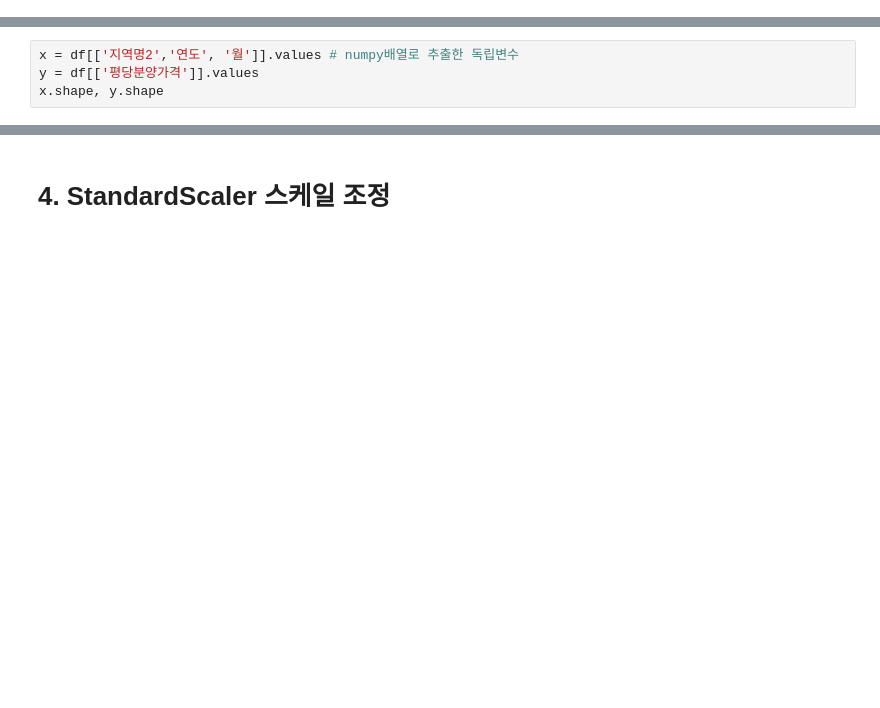
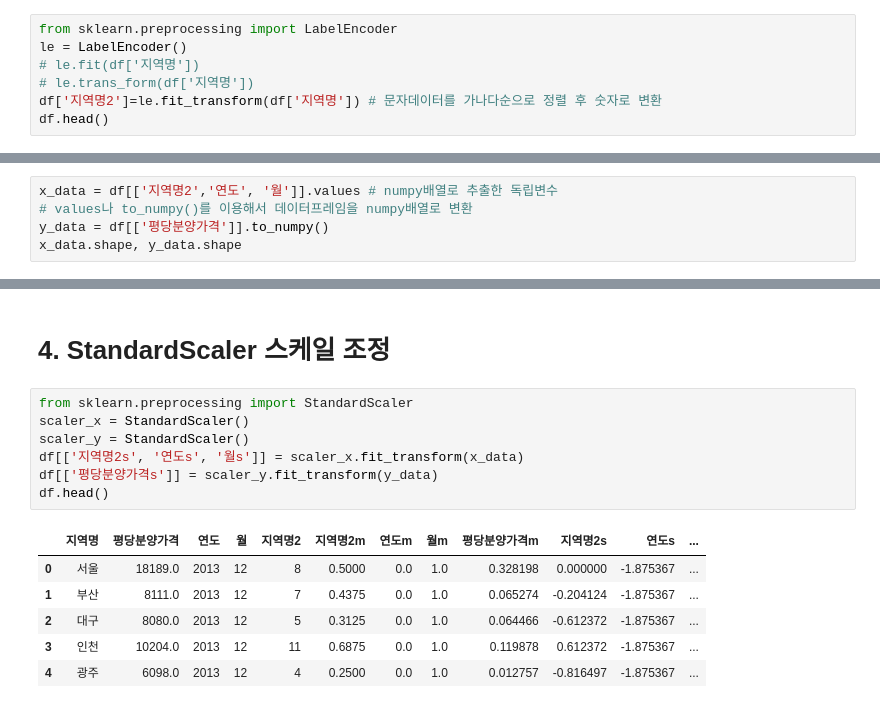
Before and after one commit to hjinyoo/ai, a Jupyter notebook: source/05_DeepLearning/연습문제(라벨인코딩_스케일조정_원핫인코딩).ipynb, the cells around one changed output, grey strips where cells are left out. Cells and saved outputs as stored; diff of their text form; blank space fills up the shorter version.

```diff
--- a/source/05_DeepLearning/연습문제(라벨인코딩_스케일조정_원핫인코딩).ipynb
+++ b/source/05_DeepLearning/연습문제(라벨인코딩_스케일조정_원핫인코딩).ipynb
@@ -42,0 +58,7 @@ df.head()
+# %%
+from sklearn.preprocessing import LabelEncoder
+le = LabelEncoder()
+# le.fit(df['지역명'])
+# le.trans_form(df['지역명'])
+df['지역명2']=le.fit_transform(df['지역명']) # 문자데이터를 가나다순으로 정렬 후 숫자로 변환
+df.head()
@@ -43,7 +72,8 @@ df.head()
 # %% [markdown]
 # 3. MinMaxScaler 스케일 조정
 # %%
-x = df[['지역명2','연도', '월']].values # numpy배열로 추출한 독립변수
-y = df[['평당분양가격']].values
-x.shape, y.shape
+x_data = df[['지역명2','연도', '월']].values # numpy배열로 추출한 독립변수
+# values나 to_numpy()를 이용해서 데이터프레임을 numpy배열로 변환
+y_data = df[['평당분양가격']].to_numpy()
+x_data.shape, y_data.shape
 # %% [output]
@@ -51,2 +105,16 @@ x.shape, y.shape
 # %% [markdown]
 # 4. StandardScaler 스케일 조정
+# %%
+from sklearn.preprocessing import StandardScaler
+scaler_x = StandardScaler()
+scaler_y = StandardScaler()
+df[['지역명2s', '연도s', '월s']] = scaler_x.fit_transform(x_data)
+df[['평당분양가격s']] = scaler_y.fit_transform(y_data)
+df.head()
+# %% [output]
+|  | 지역명 | 평당분양가격 | 연도 | 월 | 지역명2 | 지역명2m | 연도m | 월m | 평당분양가격m | 지역명2s | 연도s | ... |
+| 0 | 서울 | 18189.0 | 2013 | 12 | 8 | 0.5000 | 0.0 | 1.0 | 0.328198 | 0.000000 | -1.875367 | ... |
+| 1 | 부산 | 8111.0 | 2013 | 12 | 7 | 0.4375 | 0.0 | 1.0 | 0.065274 | -0.204124 | -1.875367 | ... |
+| 2 | 대구 | 8080.0 | 2013 | 12 | 5 | 0.3125 | 0.0 | 1.0 | 0.064466 | -0.612372 | -1.875367 | ... |
+| 3 | 인천 | 10204.0 | 2013 | 12 | 11 | 0.6875 | 0.0 | 1.0 | 0.119878 | 0.612372 | -1.875367 | ... |
+| 4 | 광주 | 6098.0 | 2013 | 12 | 4 | 0.2500 | 0.0 | 1.0 | 0.012757 | -0.816497 | -1.875367 | ... |
```
Also changed, not shown: parts of 14 cells of this notebook, 3 other files.
